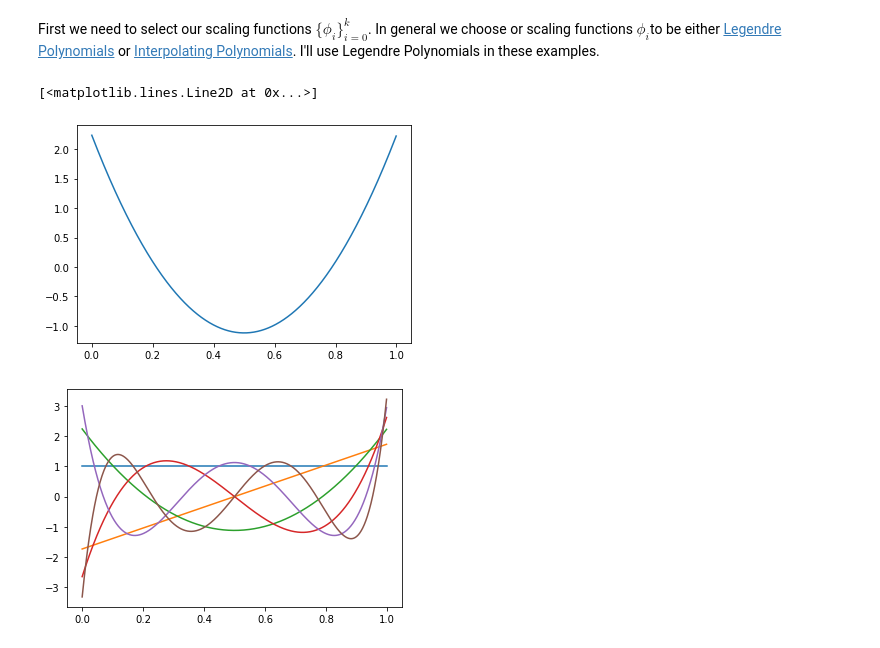
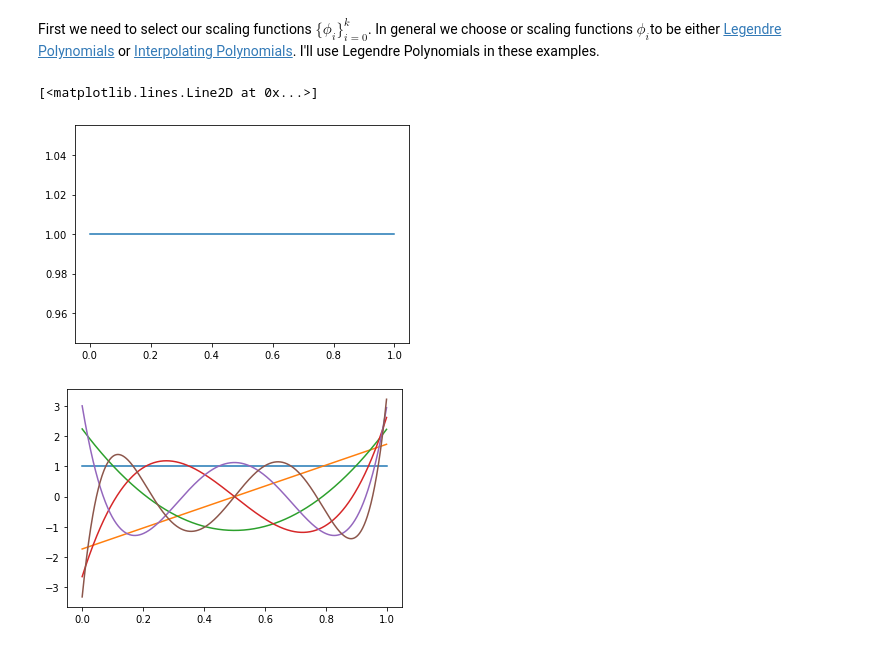
Before and after one commit to bjorgve/hylleraas_school, a Jupyter notebook: HylleraasSchool.ipynb, the cells around one changed output. Saved outputs shown, nothing was run; the diff lists cells and outputs as text; code cells hidden in the pictures.

```diff
--- a/HylleraasSchool.ipynb
+++ b/HylleraasSchool.ipynb
@@ -9,16 +9,16 @@ First we need to select our scaling functions $\{\phi_i\}_{i=0}^k$. In general w
 # %%
 from vampyr import LegendreBasis
 
 basis_set = LegendreBasis(5)
 scaling = basis_set.scaling
 
 
 x = np.arange(0.0, 1.0, 0.001)
-y = [scaling(i=2)([_]) for _ in x] # Luca, er det rett å si consant, linear, quadratic, cubic
+y = [scaling(i=0)([_]) for _ in x] # Luca, er det rett å si consant, linear, quadratic, cubic
 plt.plot(x, y)
 # %% [output]
 [<matplotlib.lines.Line2D at 0x...>]
-[figure, old version]
+[figure, new version]
 # %%
 x = np.arange(0.0, 1.0, 0.001)
 for i in range(6):
```
Also changed, not shown: parts of 9 cells of this notebook, 1 other file.
